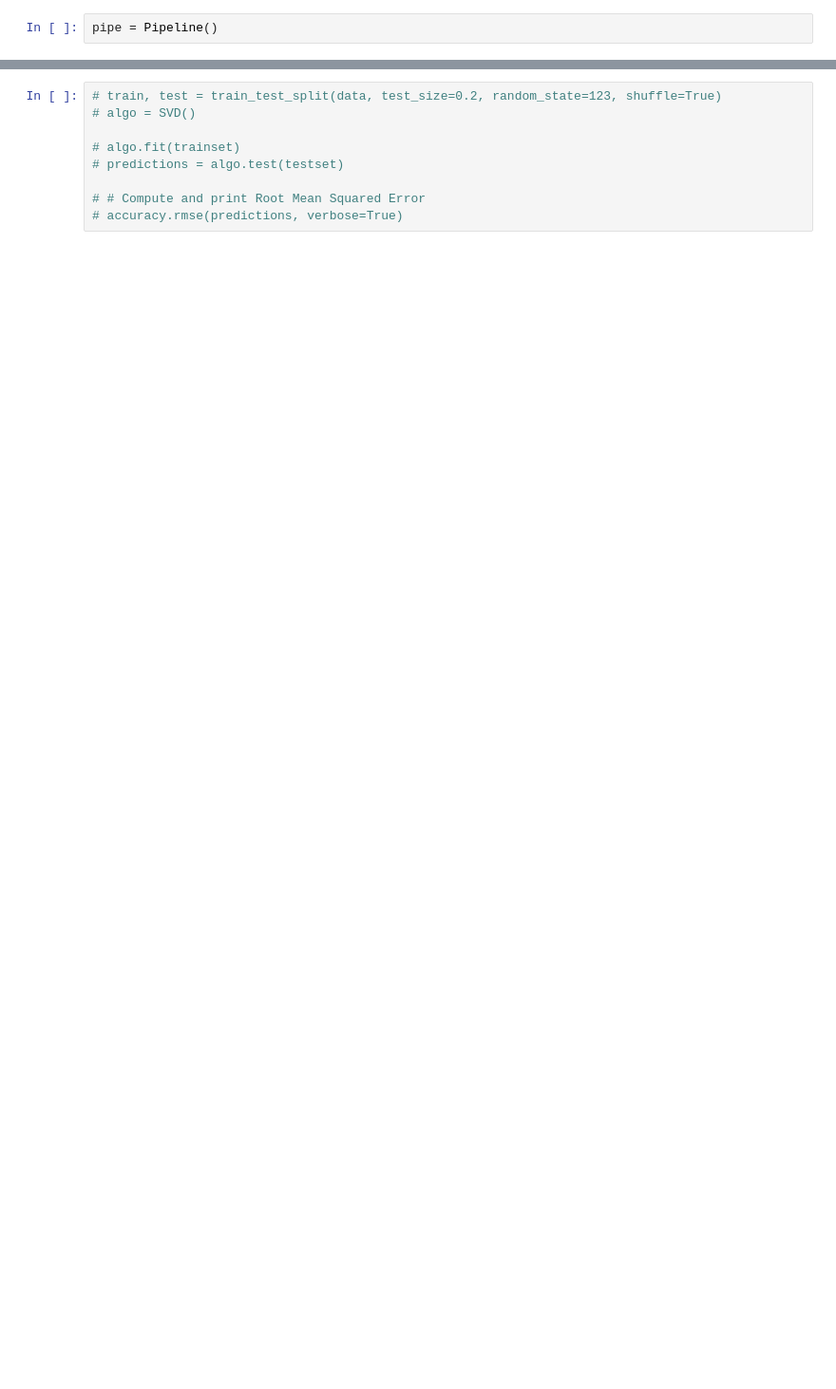
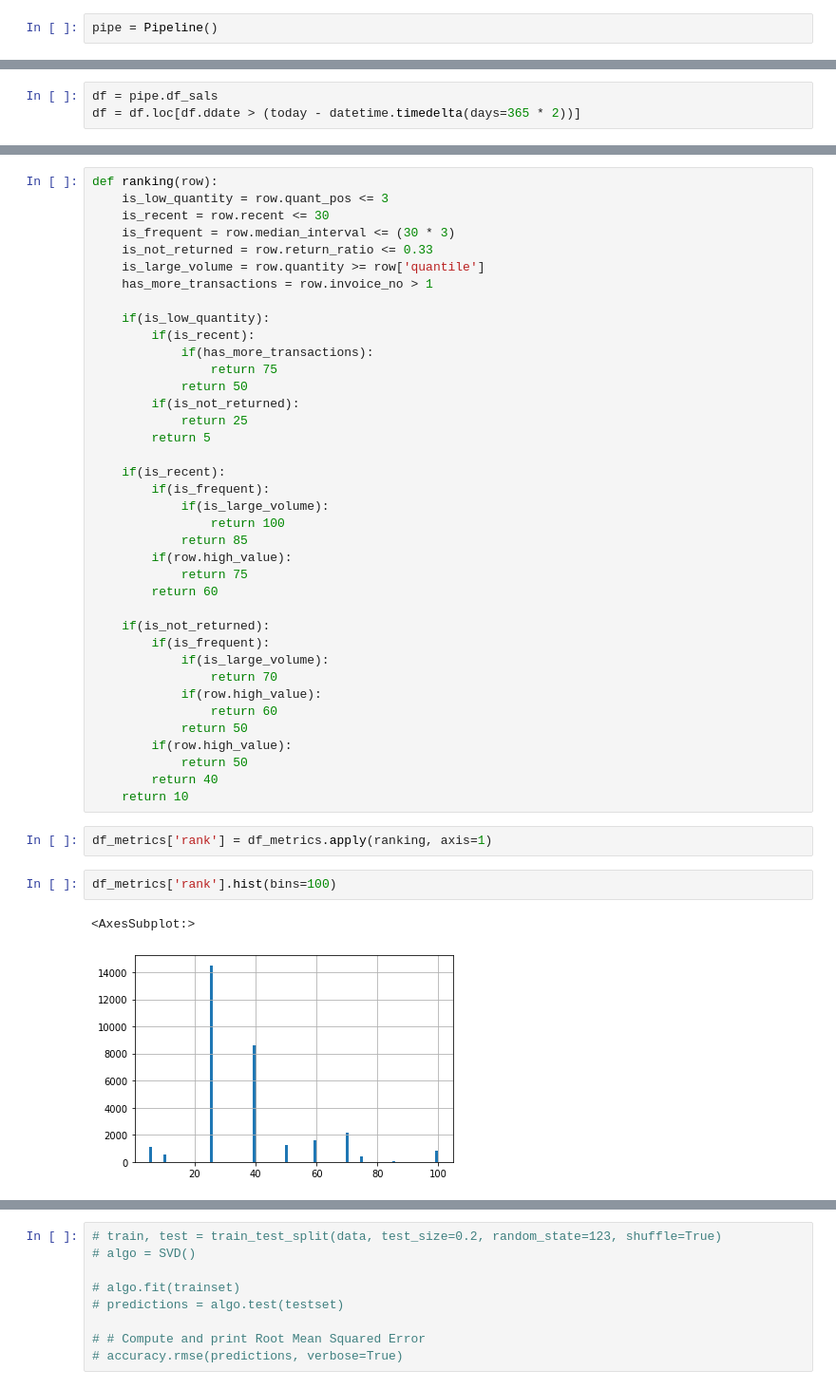
Before and after one commit to fpsawicki/42578-Advanced-Business-Analytics, a Jupyter notebook: Recommender.ipynb, the cells around one changed output, grey strips where cells are left out. Shown at 95% size. Drawn from its saved outputs; the diff is of its cells as text; blank space fills up the shorter version.

```diff
--- a/Recommender.ipynb
+++ b/Recommender.ipynb
@@ -31,0 +19,3 @@ array([ True, False])
+# %%
+df = pipe.df_sals
+df = df.loc[df.ddate > (today - datetime.timedelta(days=365 * 2))]
@@ -31,0 +71,45 @@ array([ True, False])
+# %%
+def ranking(row):
+    is_low_quantity = row.quant_pos <= 3
+    is_recent = row.recent <= 30
+    is_frequent = row.median_interval <= (30 * 3)
+    is_not_returned = row.return_ratio <= 0.33
+    is_large_volume = row.quantity >= row['quantile']
+    has_more_transactions = row.invoice_no > 1
+
+    if(is_low_quantity):
+        if(is_recent):
+            if(has_more_transactions):
+                return 75
+            return 50
+        if(is_not_returned):
+            return 25
+        return 5
+
+    if(is_recent):
+        if(is_frequent):
+            if(is_large_volume):
+                return 100
+            return 85
+        if(row.high_value):
+            return 75
+        return 60
+
+    if(is_not_returned):
+        if(is_frequent):
+            if(is_large_volume):
+                return 70
+            if(row.high_value):
+                return 60
+            return 50
+        if(row.high_value):
+            return 50
+        return 40
+    return 10
+# %%
+df_metrics['rank'] = df_metrics.apply(ranking, axis=1)
+# %%
+df_metrics['rank'].hist(bins=100)
+# %% [output]
+<AxesSubplot:>
+[figure, added]
```
Also changed, not shown: parts of 39 cells of this notebook.
